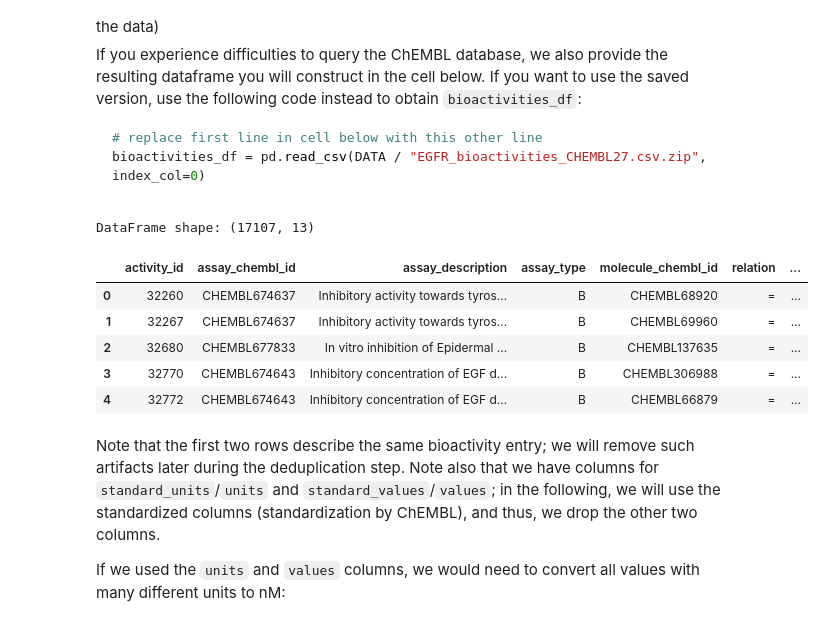
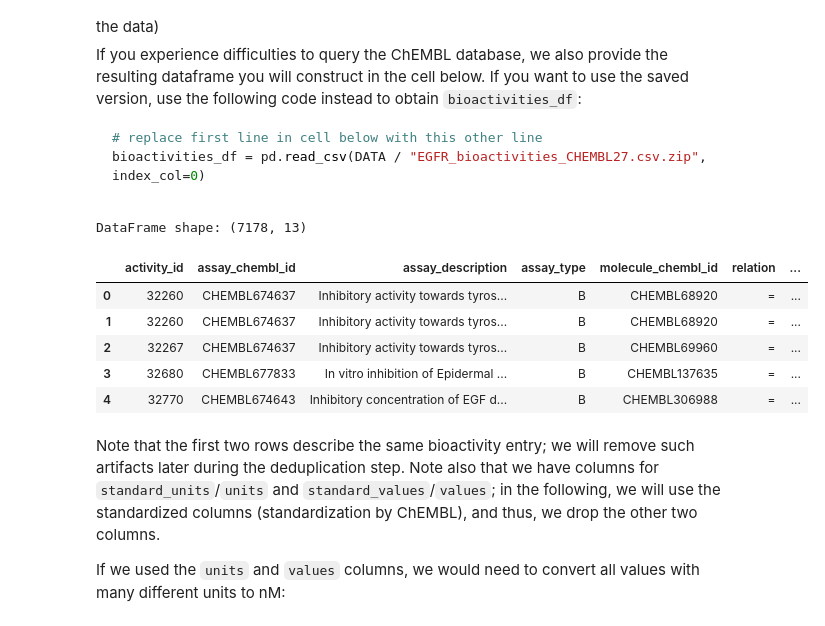
Before and after one commit to Funke482/teachopencadd, a Jupyter notebook: teachopencadd/talktorials/T001_query_chembl/talktorial.ipynb, the cells around one changed output. Cells and saved outputs as stored; diff of their text form; code cells hidden in the pictures; folded sections open.

```diff
--- a/teachopencadd/talktorials/T001_query_chembl/talktorial.ipynb
+++ b/teachopencadd/talktorials/T001_query_chembl/talktorial.ipynb
@@ -295,17 +300,17 @@ bioactivities_df = pd.read_csv(DATA / "EGFR_bioactivities_CHEMBL27.csv.zip", ind
 
 </details>
 # %%
-bioactivities_df = pd.DataFrame.from_dict(bioactivities)
+bioactivities_df = pd.read_csv(DATA / "EGFR_bioactivities_CHEMBL27.csv.zip", index_col=0)
 print(f"DataFrame shape: {bioactivities_df.shape}")
 bioactivities_df.head()
 # %% [output]
-DataFrame shape: (17107, 13)
+DataFrame shape: (7178, 13)
 |  | activity_id | assay_chembl_id | assay_description | assay_type | molecule_chembl_id | relation | ... |
 | 0 | 32260 | CHEMBL674637 | Inhibitory activity towards tyros... | B | CHEMBL68920 | = | ... |
-| 1 | 32267 | CHEMBL674637 | Inhibitory activity towards tyros... | B | CHEMBL69960 | = | ... |
-| 2 | 32680 | CHEMBL677833 | In vitro inhibition of Epidermal ... | B | CHEMBL137635 | = | ... |
-| 3 | 32770 | CHEMBL674643 | Inhibitory concentration of EGF d... | B | CHEMBL306988 | = | ... |
-| 4 | 32772 | CHEMBL674643 | Inhibitory concentration of EGF d... | B | CHEMBL66879 | = | ... |
+| 1 | 32260 | CHEMBL674637 | Inhibitory activity towards tyros... | B | CHEMBL68920 | = | ... |
+| 2 | 32267 | CHEMBL674637 | Inhibitory activity towards tyros... | B | CHEMBL69960 | = | ... |
+| 3 | 32680 | CHEMBL677833 | In vitro inhibition of Epidermal ... | B | CHEMBL137635 | = | ... |
+| 4 | 32770 | CHEMBL674643 | Inhibitory concentration of EGF d... | B | CHEMBL306988 | = | ... |
 # %% [markdown]
 Note that the first two rows describe the same bioactivity entry; we will remove such artifacts later during the deduplication step. Note also that we have columns for `standard_units`/`units` and `standard_values`/`values`; in the following, we will use the standardized columns (standardization by ChEMBL), and thus, we drop the other two columns.
 
```
Also changed, not shown: parts of 25 cells of this notebook.
